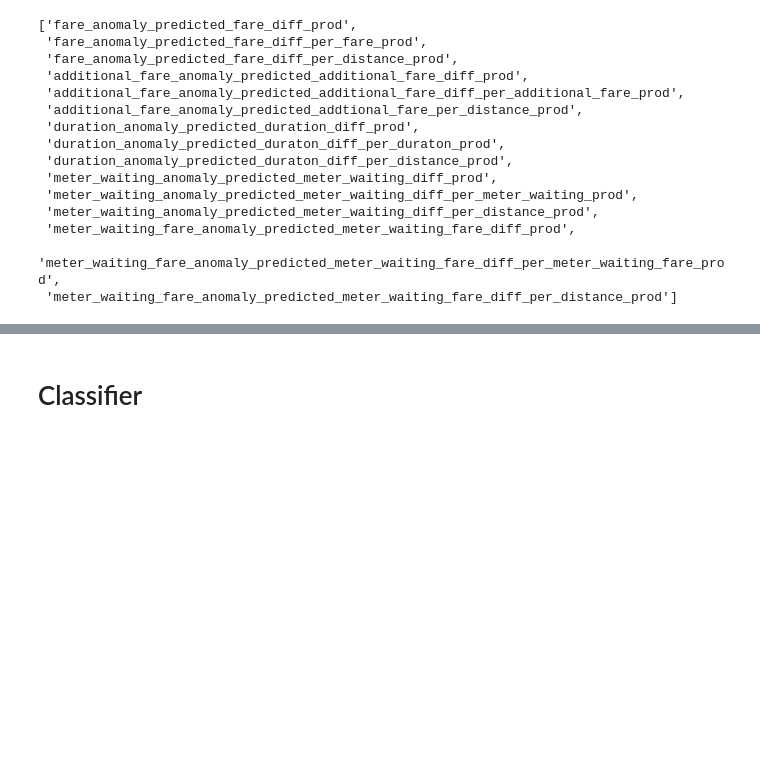
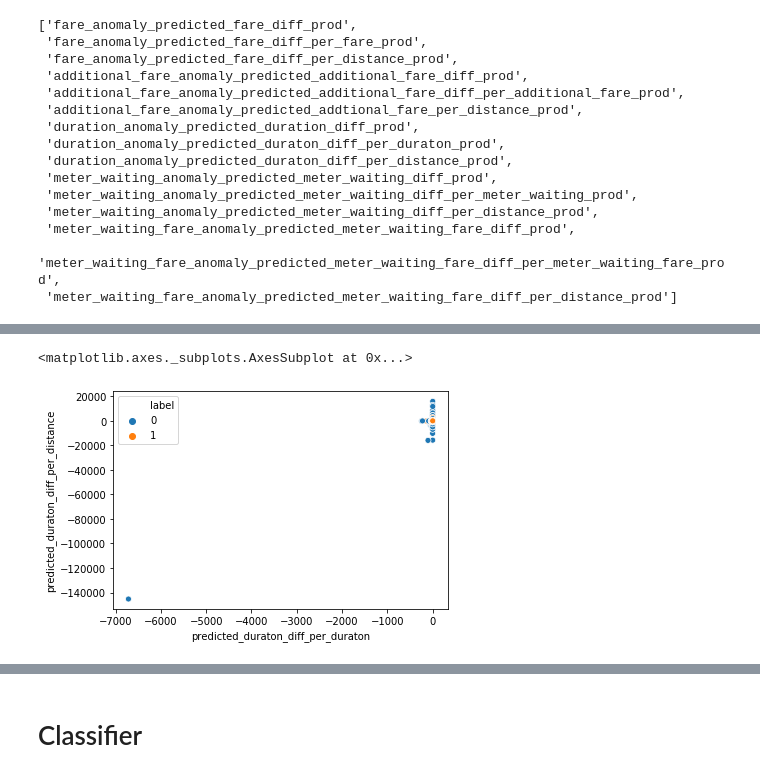
Before and after one commit to heshanpadmasiri/ride-fare, a Jupyter notebook: Noise_pre_eda.ipynb, the cells around one changed output, grey strips where cells are left out. Drawn from its saved outputs; the diff is of its cells as text; code cells hidden in the pictures; blank space fills up the shorter version.

```diff
--- a/Noise_pre_eda.ipynb
+++ b/Noise_pre_eda.ipynb
@@ -860,0 +871,3 @@ test_df.to_csv('test_df_final.csv',index=False)
+# %%
+train_df['predicted_meter_waiting_diff_per_meter_waiting@predicted_meter_waiting_diff_per_distance'] = train_df['predicted_meter_waiting_diff_per_meter_waiting'] * train_df['predicted_meter_waiting_diff_per_distance']
+test_df['predicted_meter_waiting_diff_per_meter_waiting@predicted_meter_waiting_diff_per_distance'] = test_df['predicted_meter_waiting_diff_per_meter_waiting'] * test_df['predicted_meter_waiting_diff_per_distance']
@@ -860,0 +898,5 @@ test_df.to_csv('test_df_final.csv',index=False)
+# %%
+sns.scatterplot(x='predicted_duraton_diff_per_duraton',y='predicted_duraton_diff_per_distance',data=train_df,hue='label')
+# %% [output]
+<matplotlib.axes._subplots.AxesSubplot at 0x...>
+[figure, added]
```
Also changed, not shown: parts of 23 cells of this notebook, 1 other file.
